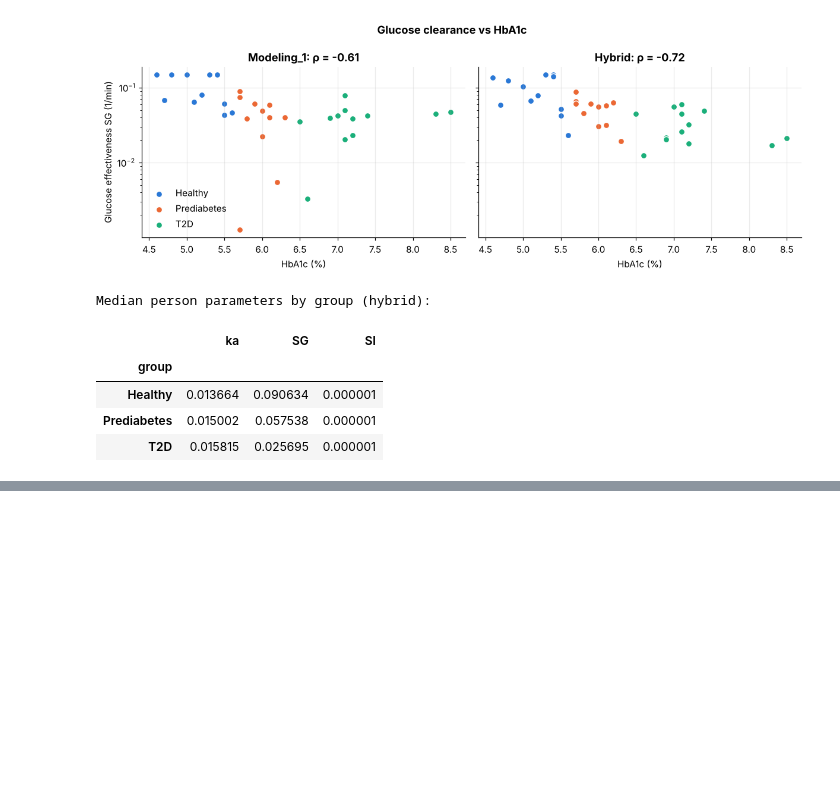
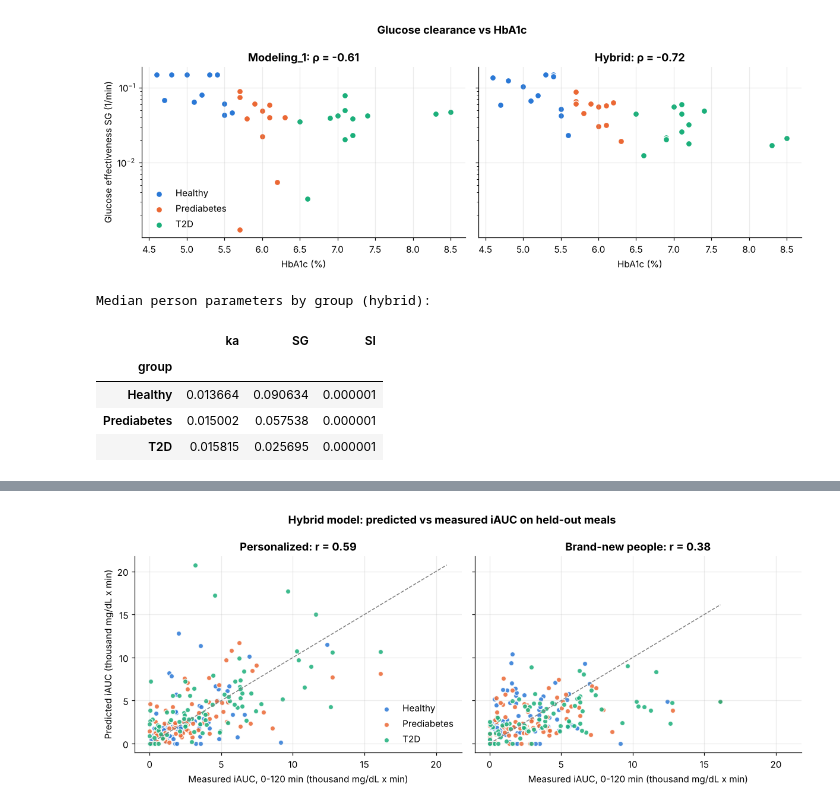
Before and after one commit to adityashah841/cgmacros-glucose-pinn, a Jupyter notebook: notebooks/PINN_modeling.ipynb, the cells around one changed output, grey strips where cells are left out. Saved outputs shown, nothing was run; the diff lists cells and outputs as text; code cells hidden in the pictures; blank space fills up the shorter version.

```diff
--- a/notebooks/PINN_modeling.ipynb
+++ b/notebooks/PINN_modeling.ipynb
@@ -778,6 +778,7 @@ Compared with `Modeling_1`'s population ODE (the median of everyone else's fitte
 # %%
 folds = np.array_split(np.random.default_rng(SEED).permutation(SIDS), 5)
 pop_rows = []
+pop_curves = {"Hybrid, population (no calibration)": {}, "Modeling_1 ODE, population (no calibration)": {}}   # kept for section 12
 for k, held in enumerate(folds):
     held = set(held)
     tr_k, va_k = train[~train.sid.isin(held)], val[~val.sid.isin(held)]
@@ -788,10 +789,12 @@ for k, held in enumerate(folds):
     d_k = to_tensors(te_k)
     pred_k, _ = predict(m_k, d_k, person_logp=m_k.pop.detach().repeat(len(te_k), 1))
     pop_rows += score_rows(pred_k, te_k, "Hybrid, population (no calibration)")
+    pop_curves["Hybrid, population (no calibration)"].update(zip(te_k.index, pred_k))
     for sid, g in te_k.groupby("sid"):
         others = np.log(m1_params.drop(index=sid)[["ka", "SG", "SI"]]).median().values
-        pop_rows += score_rows(simulate_np(*np.exp(others), g.carbs.values, g.Gb.values, g.alpha.values), g,
-                               "Modeling_1 ODE, population (no calibration)")
+        pred_pop_m1 = simulate_np(*np.exp(others), g.carbs.values, g.Gb.values, g.alpha.values)
+        pop_rows += score_rows(pred_pop_m1, g, "Modeling_1 ODE, population (no calibration)")
+        pop_curves["Modeling_1 ODE, population (no calibration)"].update(zip(g.index, pred_pop_m1))
 
 new_person = pd.concat([pd.DataFrame(pop_rows), scores[scores.model.isin([HYB, "Modeling_1 ODE"])]])
 np_order = ["Modeling_1 ODE, population (no calibration)", "Hybrid, population (no calibration)", "Modeling_1 ODE", HYB]
@@ -865,0 +963,17 @@ Median person parameters by group (hybrid):
+# %%
+fig, axes = plt.subplots(1, 2, figsize=(11, 4.4), sharex=True, sharey=True)
+for ax, name, title in [(axes[0], HYB, "Personalized"), (axes[1], "Hybrid, population (no calibration)", "Brand-new people")]:
+    for g in GROUP_ORDER:
+        k = (test.group == g).values
+        ax.scatter(meas_iauc[k] / 1000, pred_iauc[name][k] / 1000, color=GROUP_COLORS[g], edgecolor="white",
+                   s=30, alpha=0.85, label=g)
+    top = max(meas_iauc.max(), pred_iauc[name].max()) / 1000
+    ax.plot([0, top], [0, top], "--", color="gray", lw=1)
+    ax.set(xlabel="Measured iAUC, 0-120 min (thousand mg/dL x min)",
+           title=f"{title}: r = {iauc_table.loc[('all test meals', name), 'Pearson r']:.2f}")
+axes[0].set_ylabel("Predicted iAUC (thousand mg/dL x min)")
+axes[0].legend(frameon=False)
+fig.suptitle("Hybrid model: predicted vs measured iAUC on held-out meals", fontweight="bold")
+plt.tight_layout(); plt.show()
+# %% [output]
+[figure, added]
```
Also changed, not shown: parts of 10 cells of this notebook, 3 other files.
